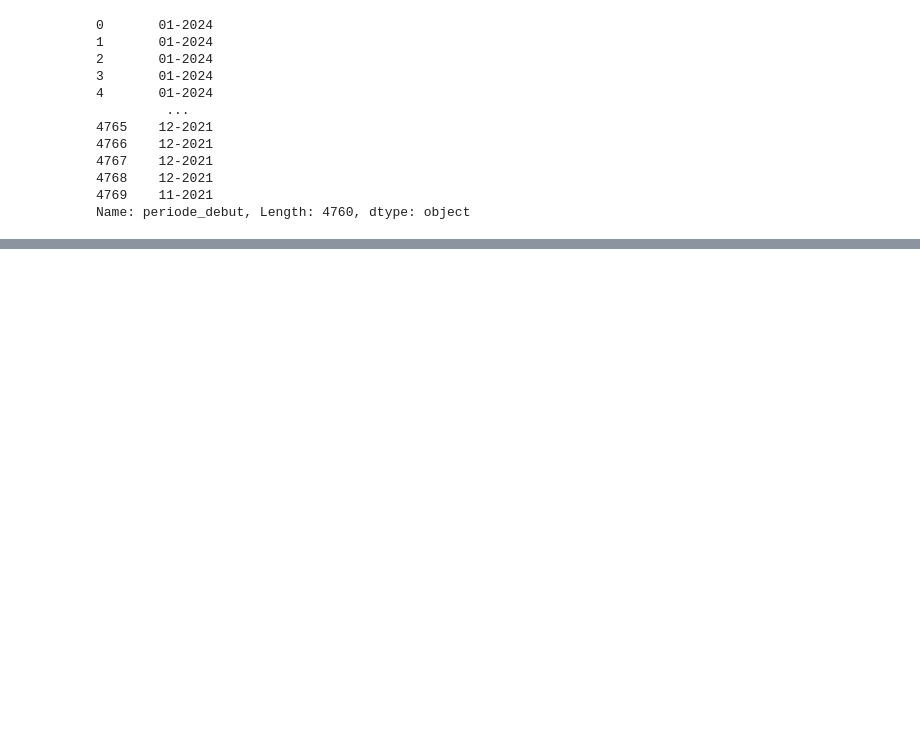
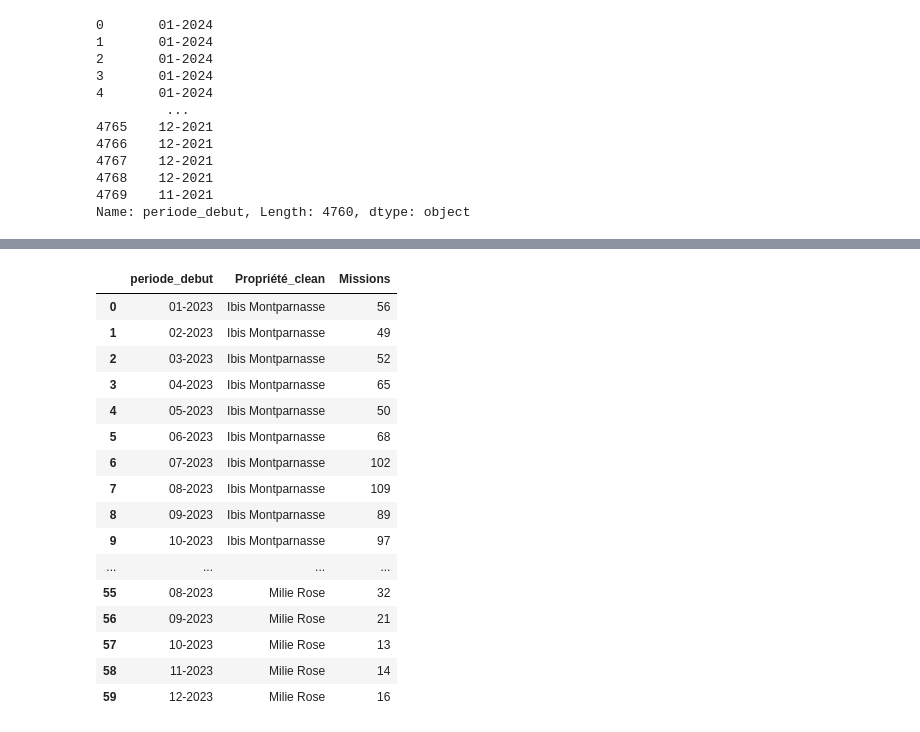
Before and after one commit to adrienB134/Qualiextra, a Jupyter notebook: support_nico.ipynb, the cells around one changed output, grey strips where cells are left out. Cells and saved outputs as stored; diff of their text form; code cells hidden in the pictures; blank space fills up the shorter version.

```diff
--- a/support_nico.ipynb
+++ b/support_nico.ipynb
@@ -294,0 +374,27 @@ fig.update_yaxes(title_text='Nombre de missions')
+# %%
+by_year = data.loc[data["date_debut"].dt.year.astype(str) == years[1], ["Propriété_clean","periode_debut"]]
+by_year["count"] = 1
+by_year = by_year.pivot_table(index="periode_debut", values="count",columns=['Propriété_clean'], aggfunc="count", fill_value=0)
+
+top_hotels = by_year.sum().sort_values(ascending=False)[:top].index.to_list()
+top_by_year = by_year.loc[:,top_hotels]
+top_by_year = pd.melt(top_by_year.reset_index(), id_vars="periode_debut", value_name="Missions")
+top_by_year
+# %% [output]
+|  | periode_debut | Propriété_clean | Missions |
+| 0 | 01-2023 | Ibis Montparnasse | 56 |
+| 1 | 02-2023 | Ibis Montparnasse | 49 |
+| 2 | 03-2023 | Ibis Montparnasse | 52 |
+| 3 | 04-2023 | Ibis Montparnasse | 65 |
+| 4 | 05-2023 | Ibis Montparnasse | 50 |
+| 5 | 06-2023 | Ibis Montparnasse | 68 |
+| 6 | 07-2023 | Ibis Montparnasse | 102 |
+| 7 | 08-2023 | Ibis Montparnasse | 109 |
+| 8 | 09-2023 | Ibis Montparnasse | 89 |
+| 9 | 10-2023 | Ibis Montparnasse | 97 |
+| ... | ... | ... | ... |
+| 55 | 08-2023 | Milie Rose | 32 |
+| 56 | 09-2023 | Milie Rose | 21 |
+| 57 | 10-2023 | Milie Rose | 13 |
+| 58 | 11-2023 | Milie Rose | 14 |
+| 59 | 12-2023 | Milie Rose | 16 |
```
Also changed, not shown: parts of 17 cells of this notebook, 1 other file.
